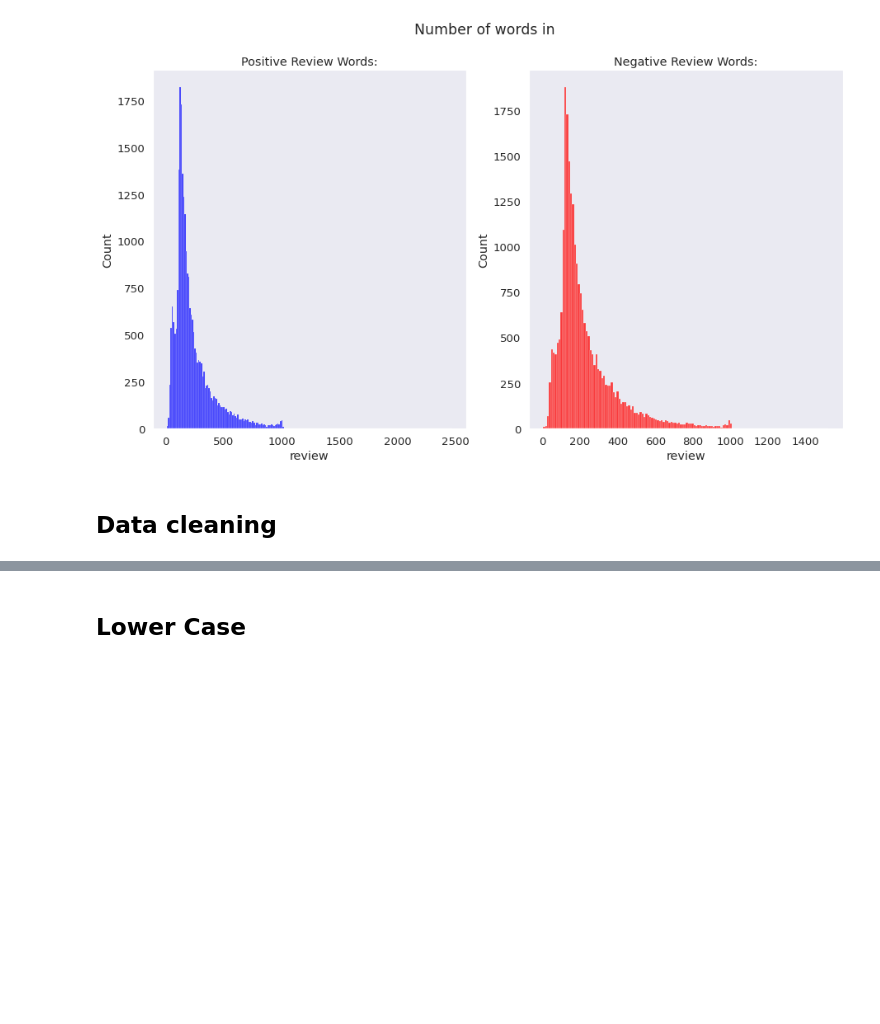
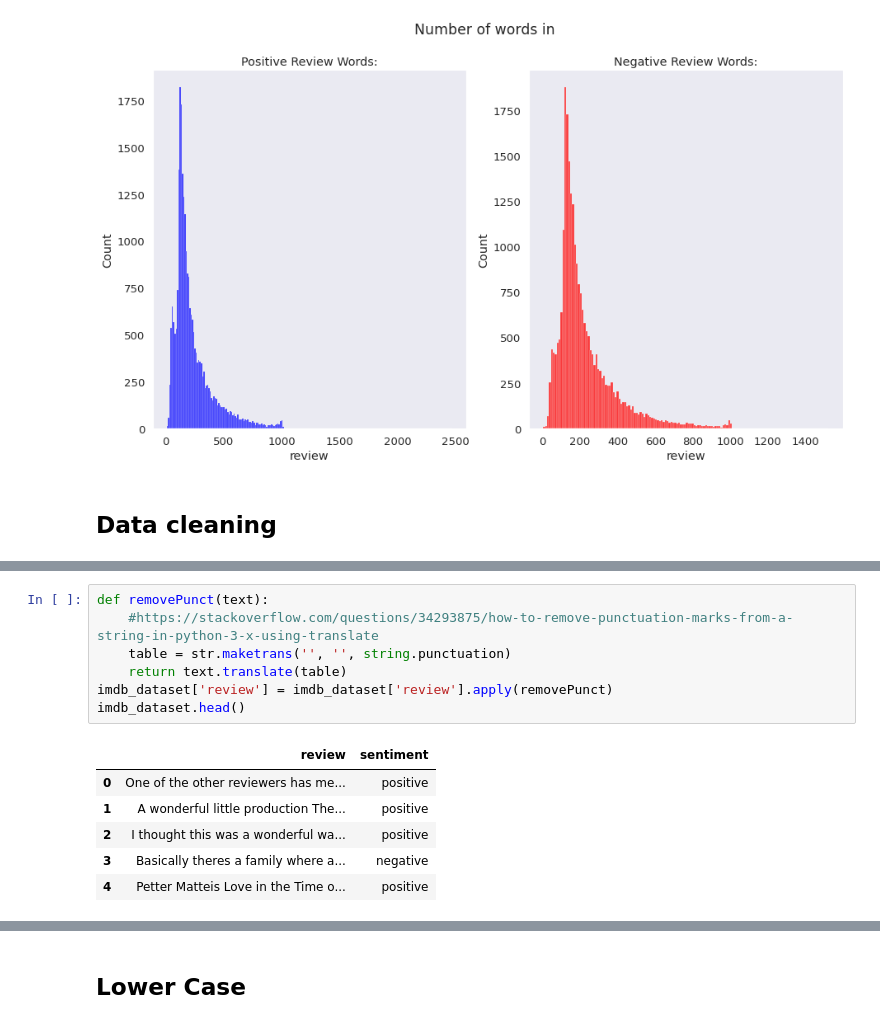
Before and after one commit to Davichet-e/ml-movie-oraculum, a Jupyter notebook: reviews/Data Procesing and cleaning of Reviews Dataset.ipynb, the cells around one changed output, grey strips where cells are left out. Drawn from its saved outputs; the diff is of its cells as text; blank space fills up the shorter version.

```diff
--- a/reviews/Data Procesing and cleaning of Reviews Dataset.ipynb
+++ b/reviews/Data Procesing and cleaning of Reviews Dataset.ipynb
@@ -293,0 +189,14 @@ imdb_dataset.head(5)
+# %%
+def removePunct(text):
+    #https://stackoverflow.com/questions/34293875/how-to-remove-punctuation-marks-from-a-string-in-python-3-x-using-translate
+    table = str.maketrans('', '', string.punctuation)
+    return text.translate(table)
+imdb_dataset['review'] = imdb_dataset['review'].apply(removePunct)
+imdb_dataset.head()
+# %% [output]
+|  | review | sentiment |
+| 0 | One of the other reviewers has me... | positive |
+| 1 | A wonderful little production The... | positive |
+| 2 | I thought this was a wonderful wa... | positive |
+| 3 | Basically theres a family where a... | negative |
+| 4 | Petter Matteis Love in the Time o... | positive |
```
Also changed, not shown: parts of 32 cells of this notebook, 1 other file.
